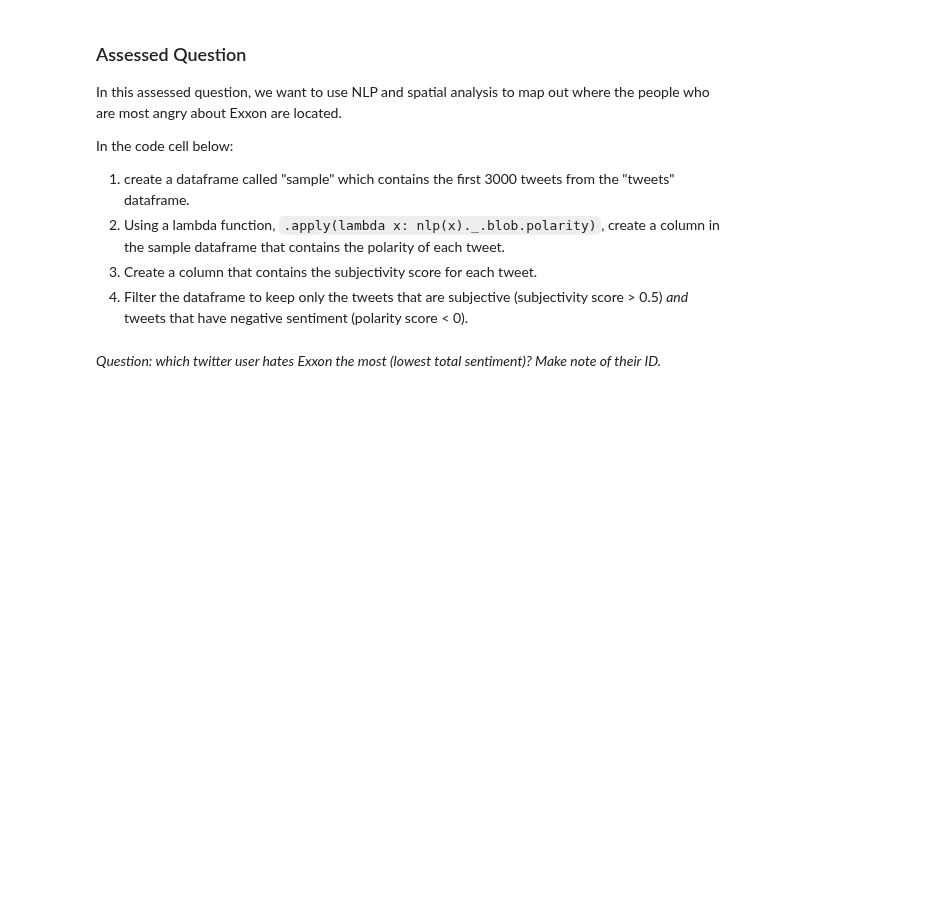
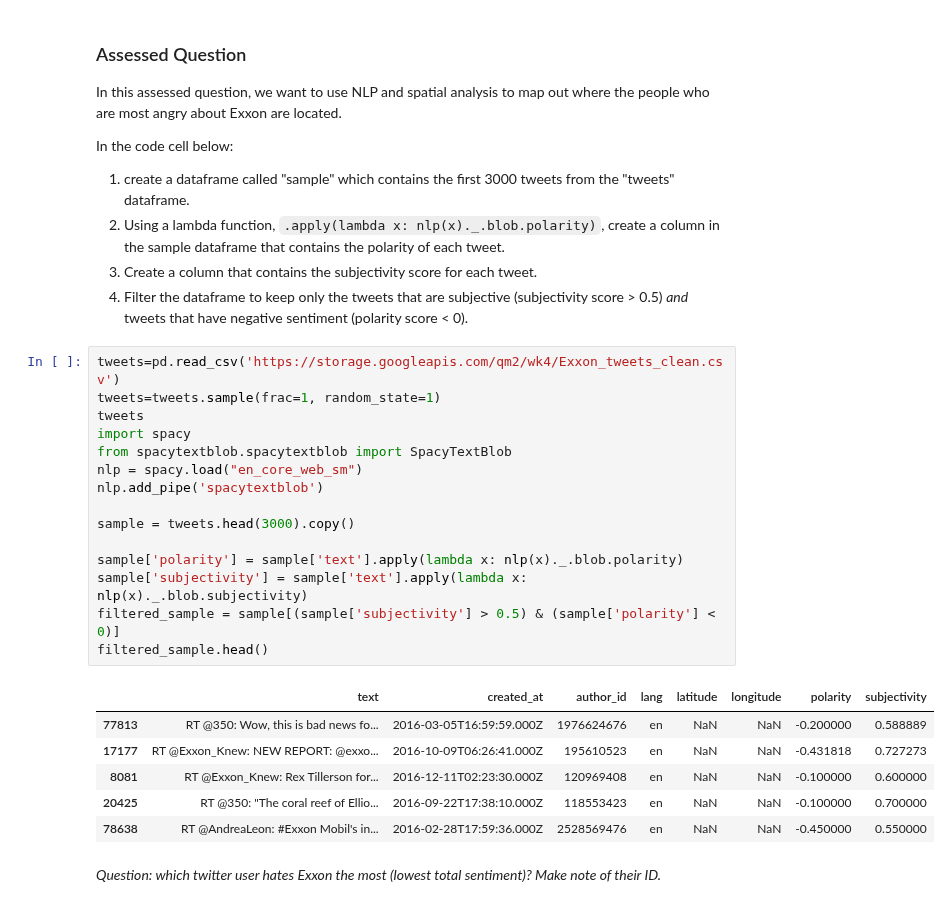
Before and after one commit to haruhiysd/QM2, a Jupyter notebook: W7_Natural_Language_Processing_Student_Version.ipynb, the cells around one changed output. Saved outputs shown, nothing was run; the diff lists cells and outputs as text; blank space fills up the shorter version.

```diff
--- a/W7_Natural_Language_Processing_Student_Version.ipynb
+++ b/W7_Natural_Language_Processing_Student_Version.ipynb
@@ -642,5 +681,27 @@ In the code cell below:
 2. Using a lambda function, `.apply(lambda x: nlp(x)._.blob.polarity)`, create a column in the sample dataframe that contains the polarity of each tweet.
 3. Create a column that contains the subjectivity score for each tweet.
 4. Filter the dataframe to keep only the tweets that are subjective (subjectivity score > 0.5) *and* tweets that have negative sentiment (polarity score < 0).
+# %%
+tweets=pd.read_csv('https://storage.googleapis.com/qm2/wk4/Exxon_tweets_clean.csv')
+tweets=tweets.sample(frac=1, random_state=1)
+tweets
+import spacy
+from spacytextblob.spacytextblob import SpacyTextBlob
+nlp = spacy.load("en_core_web_sm")
+nlp.add_pipe('spacytextblob')
+
+sample = tweets.head(3000).copy()
+
+sample['polarity'] = sample['text'].apply(lambda x: nlp(x)._.blob.polarity)
+sample['subjectivity'] = sample['text'].apply(lambda x: nlp(x)._.blob.subjectivity)
+filtered_sample = sample[(sample['subjectivity'] > 0.5) & (sample['polarity'] < 0)]
+filtered_sample.head()
+# %% [output]
+|  | text | created_at | author_id | lang | latitude | longitude | polarity | subjectivity |
+| 77813 | RT @350: Wow, this is bad news fo... | 2016-03-05T16:59:59.000Z | 1976624676 | en | NaN | NaN | -0.200000 | 0.588889 |
+| 17177 | RT @Exxon_Knew: NEW REPORT: @exxo... | 2016-10-09T06:26:41.000Z | 195610523 | en | NaN | NaN | -0.431818 | 0.727273 |
+| 8081 | RT @Exxon_Knew: Rex Tillerson for... | 2016-12-11T02:23:30.000Z | 120969408 | en | NaN | NaN | -0.100000 | 0.600000 |
+| 20425 | RT @350: "The coral reef of Ellio... | 2016-09-22T17:38:10.000Z | 118553423 | en | NaN | NaN | -0.100000 | 0.700000 |
+| 78638 | RT @AndreaLeon: #Exxon Mobil's in... | 2016-02-28T17:59:36.000Z | 2528569476 | en | NaN | NaN | -0.450000 | 0.550000 |
 # %% [markdown]
 *Question: which twitter user hates Exxon the most (lowest total sentiment)? Make note of their ID.*
```
Also changed, not shown: parts of 5 cells of this notebook.
